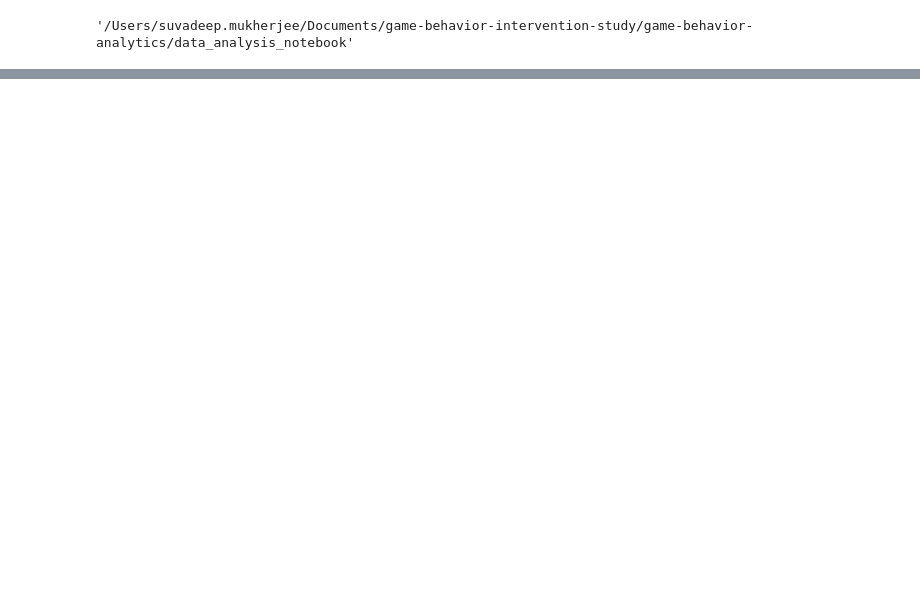
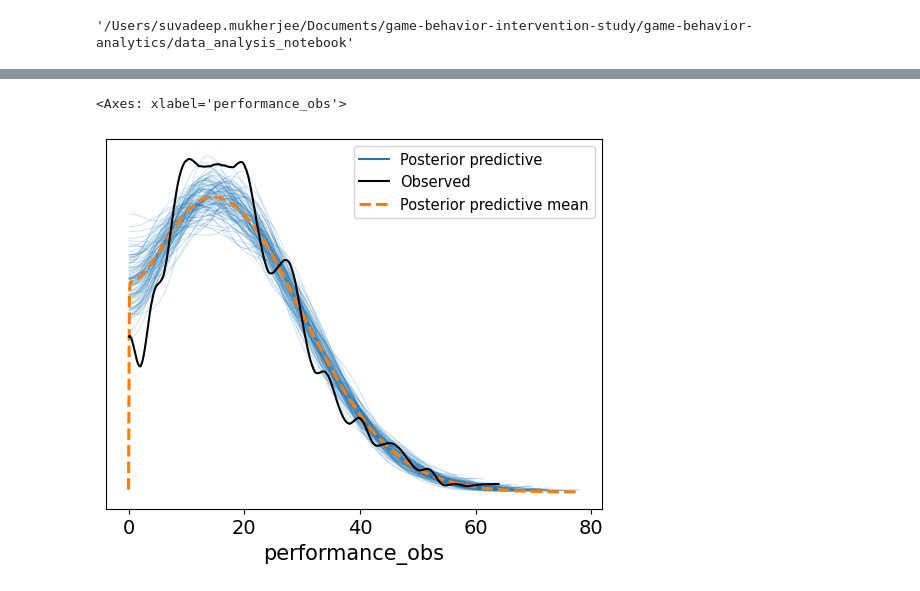
Before and after one commit to svdpmukherjee/game-behavior-intervention-study, a Jupyter notebook: game-behavior-analytics/data_analysis_notebook/analysis(PL+SM).ipynb, the cells around one changed output, grey strips where cells are left out. Saved outputs shown, nothing was run; the diff lists cells and outputs as text; code cells hidden in the pictures; blank space fills up the shorter version.

```diff
--- a/game-behavior-analytics/data_analysis_notebook/analysis(PL+SM).ipynb
+++ b/game-behavior-analytics/data_analysis_notebook/analysis(PL+SM).ipynb
@@ -766,7 +494,8 @@ Self-Efficacy        verbal_persuasion               -0.080 [-0.382,  0.203]
 # %%
 # ============================================================================
-# GRAPHICAL REPRESENTATION OF MODEL 2
+# GRAPHICAL REPRESENTATION AND ROBUST CHECKING OF MODEL 2
 # ============================================================================
-
-pm.model_to_graphviz(concept_model)
+graph = pm.model_to_graphviz(performance_model)
+graph.render('performance_model_graph', format='png')
+display(az.plot_ppc(ppc_performance, num_pp_samples=100))
 # %% [output]
@@ -773,0 +502,2 @@ pm.model_to_graphviz(concept_model)
+<Axes: xlabel='performance_obs'>
+[figure, added]
```
Also changed, not shown: parts of 29 cells of this notebook.
